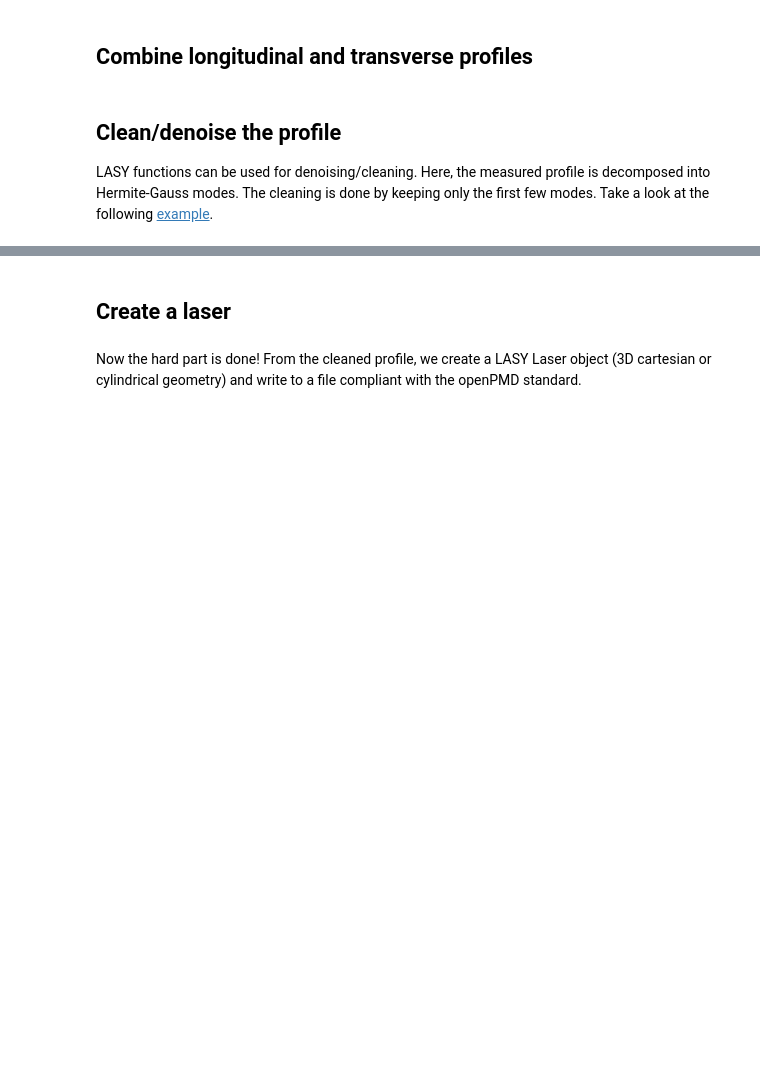
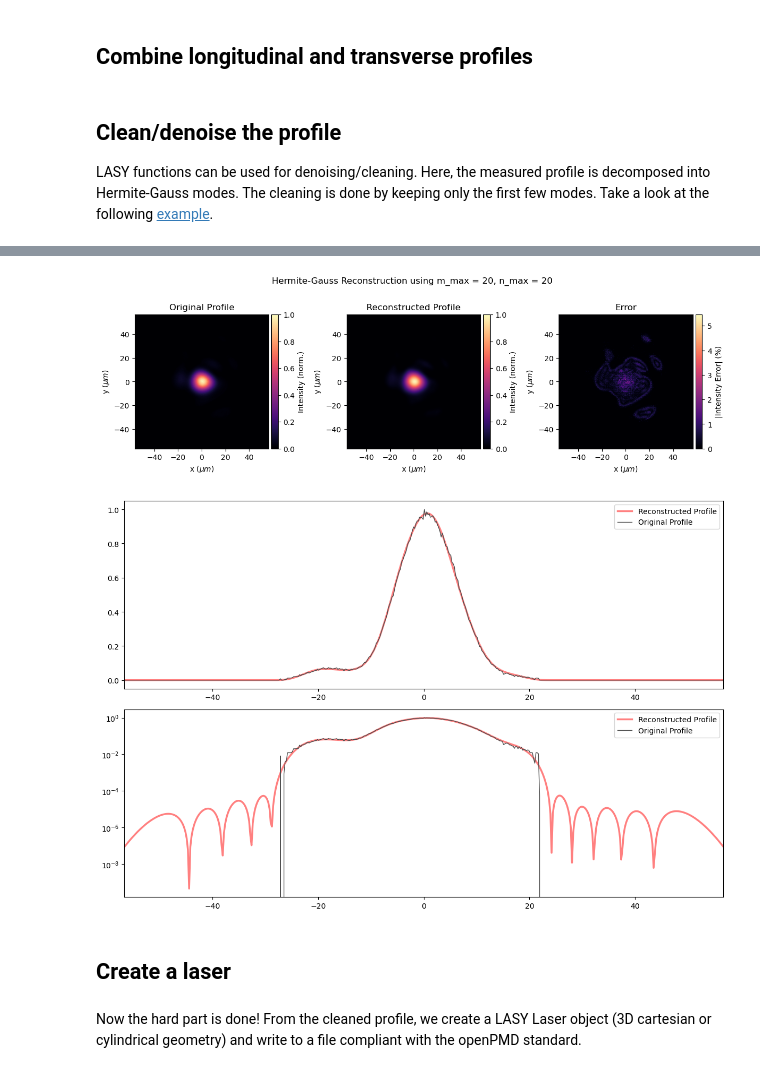
Before and after one commit to rob-shalloo/lasy, a Jupyter notebook: docs/source/tutorials/denoised_laser.ipynb, the cells around one changed output, grey strips where cells are left out. Cells and saved outputs as stored; diff of their text form; code cells hidden in the pictures; blank space fills up the shorter version.

```diff
--- a/docs/source/tutorials/denoised_laser.ipynb
+++ b/docs/source/tutorials/denoised_laser.ipynb
@@ -145,8 +149,8 @@ LASY functions can be used for denoising/cleaning. Here, the measured profile is
 Take a look at the following [example](https://github.com/LASY-org/lasy/blob/13f0e4515493deca36c1375be1d9e83c7e379d42/examples/example_modal_decomposition_data.py).
 # %%
 # Maximum Hermite-Gauss mode index in x and y
-m_max = 12
-n_max = 12
+m_max = 20
+n_max = 20
 
 # Calculate the decomposition and waist of the laser pulse
 modeCoeffs, waist = hermite_gauss_decomposition(
@@ -199,38 +206,58 @@ fig.suptitle(
 # Plot the original profile
 pltextent = np.array([np.min(x), np.max(x), np.min(x), np.max(x)]) * 1e6  # in microns
 prof1 = np.abs(laser_profile_raw.evaluate(X, Y, 0)) ** 2
+maxInten = np.max(prof1)
+prof1 /= maxInten
 divider0 = make_axes_locatable(ax[0])
 ax0_cb = divider0.append_axes("right", size="5%", pad=0.05)
 pl0 = ax[0].imshow(prof1, cmap="magma", extent=pltextent, vmin=0, vmax=np.max(prof1))
 cbar0 = fig.colorbar(pl0, cax=ax0_cb)
 cbar0.set_label("Intensity (norm.)")
 ax[0].set_xlabel("x ($ \\mu m $)")
 ax[0].set_ylabel("y ($ \\mu m $)")
 ax[0].set_title("Original Profile")
 
 # Plot the reconstructed profile
 prof2 = np.abs(laser_profile_cleaned.evaluate(X, Y, 0)) ** 2
+prof2 /= maxInten
 divider1 = make_axes_locatable(ax[1])
 ax1_cb = divider1.append_axes("right", size="5%", pad=0.05)
 pl1 = ax[1].imshow(prof2, cmap="magma", extent=pltextent, vmin=0, vmax=np.max(prof1))
 cbar1 = fig.colorbar(pl1, cax=ax1_cb)
 cbar1.set_label("Intensity (norm.)")
 ax[1].set_xlabel("x ($ \\mu m $)")
 ax[1].set_ylabel("y ($ \\mu m $)")
 ax[1].set_title("Reconstructed Profile")
 
 # Plot the error
 prof3 = (prof1 - prof2) / np.max(prof1)  # Normalized error
 divider2 = make_axes_locatable(ax[2])
 ax2_cb = divider2.append_axes("right", size="5%", pad=0.05)
 pl2 = ax[2].imshow(100 * np.abs(prof3), cmap="magma", extent=pltextent)
 cbar2 = fig.colorbar(pl2, cax=ax2_cb)
 cbar2.set_label("|Intensity Error| (%)")
 ax[2].set_xlabel("x ($ \\mu m $)")
 ax[2].set_ylabel("y ($ \\mu m $)")
 ax[2].set_title("Error")
 
 plt.show()
+
+fig2, ax2 = plt.subplots(2, 1, figsize=(12, 8), tight_layout=True)
+ax2[0].plot(x*1e6, prof2[int(len(x)/2),:],label='Reconstructed Profile',color=(1,0.5,0.5),lw=2.5)
+ax2[0].plot(x*1e6, prof1[int(len(x)/2),:],label='Original Profile',color=(0.3,0.3,0.3),lw=1.0)
+ax2[0].legend()
+ax2[0].set_xlim(pltextent[0],pltextent[1])
+
+ax2[1].plot(x*1e6, prof2[int(len(x)/2),:],label='Reconstructed Profile',color=(1,0.5,0.5),lw=2.5)
+ax2[1].plot(x*1e6, prof1[int(len(x)/2),:],label='Original Profile',color=(0.3,0.3,0.3),lw=1.0)
+ax2[1].legend()
+ax2[1].set_xlim(pltextent[0],pltextent[1])
+ax2[1].set_yscale('log')
+
+plt.show()
+# %% [output]
+[figure, added]
+[figure, added]
 # %% [markdown]
 ## Create a laser
 # %% [markdown]
```
Also changed, not shown: parts of 3 cells of this notebook, 1 other file.
